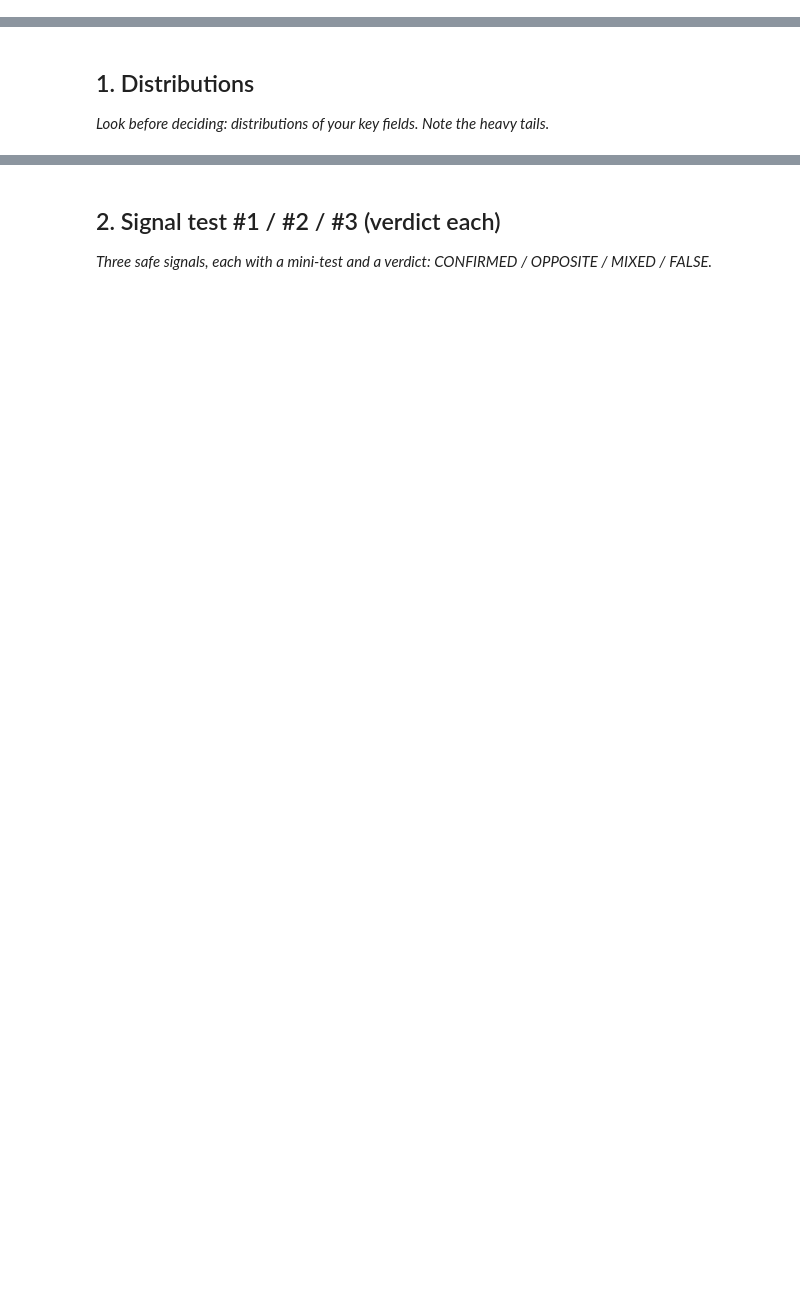
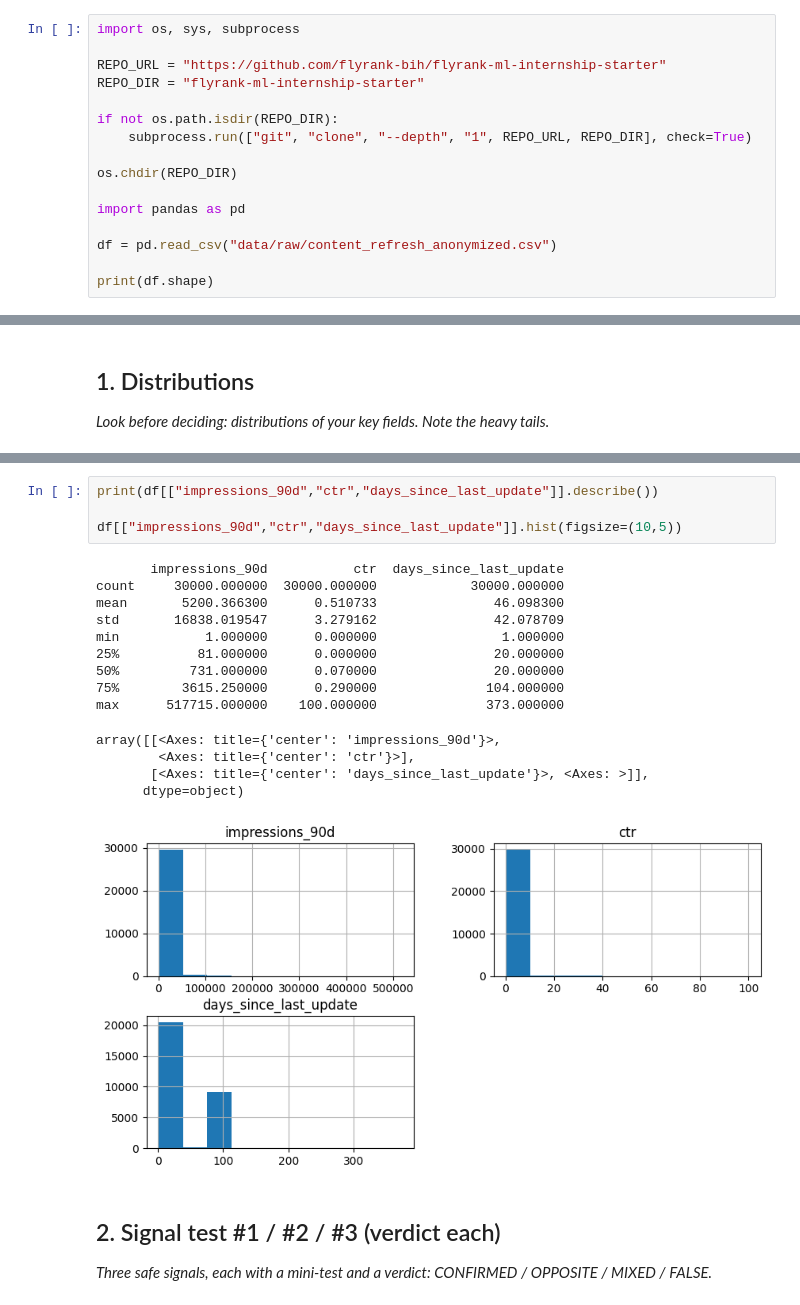
Before and after one commit to Tayyaba1206/FlyRank-Internship, a Jupyter notebook: work/notebooks/w04_signal_audit.ipynb, the cells around one changed output, grey strips where cells are left out. Cells and saved outputs as stored; diff of their text form; blank space fills up the shorter version.

```diff
--- a/work/notebooks/w04_signal_audit.ipynb
+++ b/work/notebooks/w04_signal_audit.ipynb
@@ -0,0 +1,16 @@
+# %%
+import os, sys, subprocess
+
+REPO_URL = "https://github.com/flyrank-bih/flyrank-ml-internship-starter"
+REPO_DIR = "flyrank-ml-internship-starter"
+
+if not os.path.isdir(REPO_DIR):
+    subprocess.run(["git", "clone", "--depth", "1", REPO_URL, REPO_DIR], check=True)
+
+os.chdir(REPO_DIR)
+
+import pandas as pd
+
+df = pd.read_csv("data/raw/content_refresh_anonymized.csv")
+
+print(df.shape)
@@ -16,3 +35,22 @@ This skeleton is yours to fill. Work the sections **in order** — each one has
+# %%
+print(df[["impressions_90d","ctr","days_since_last_update"]].describe())
+
+df[["impressions_90d","ctr","days_since_last_update"]].hist(figsize=(10,5))
+# %% [output]
+       impressions_90d           ctr  days_since_last_update
+count     30000.000000  30000.000000            30000.000000
+mean       5200.366300      0.510733               46.098300
+std       16838.019547      3.279162               42.078709
+min           1.000000      0.000000                1.000000
+25%          81.000000      0.000000               20.000000
+50%         731.000000      0.070000               20.000000
+75%        3615.250000      0.290000              104.000000
+max      517715.000000    100.000000              373.000000
+array([[<Axes: title={'center': 'impressions_90d'}>,
+        <Axes: title={'center': 'ctr'}>],
+       [<Axes: title={'center': 'days_since_last_update'}>, <Axes: >]],
+      dtype=object)
+[figure, added]
 # %% [markdown]
 ## 2. Signal test #1 / #2 / #3 (verdict each)
 
```
Also changed, not shown: parts of 12 cells of this notebook.
